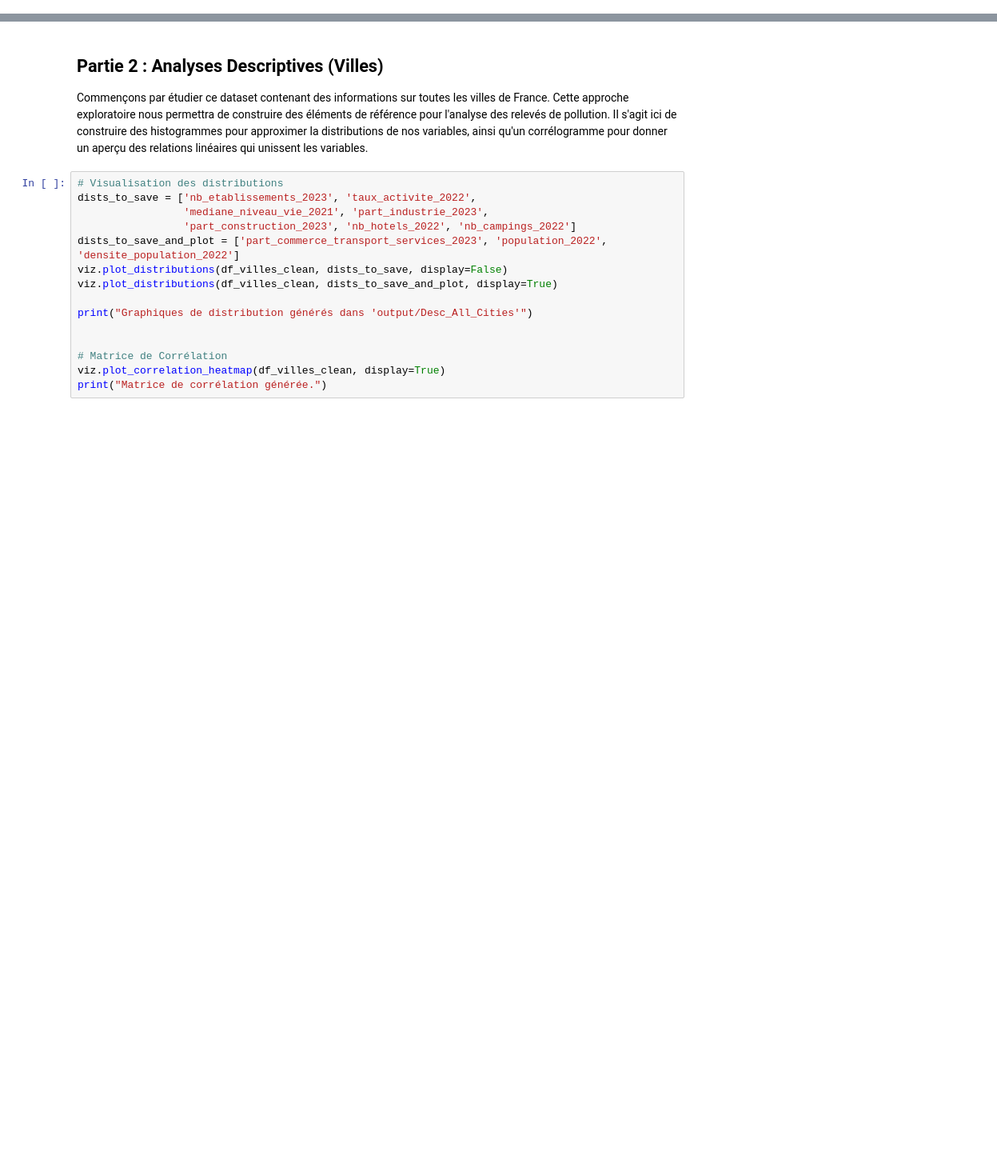
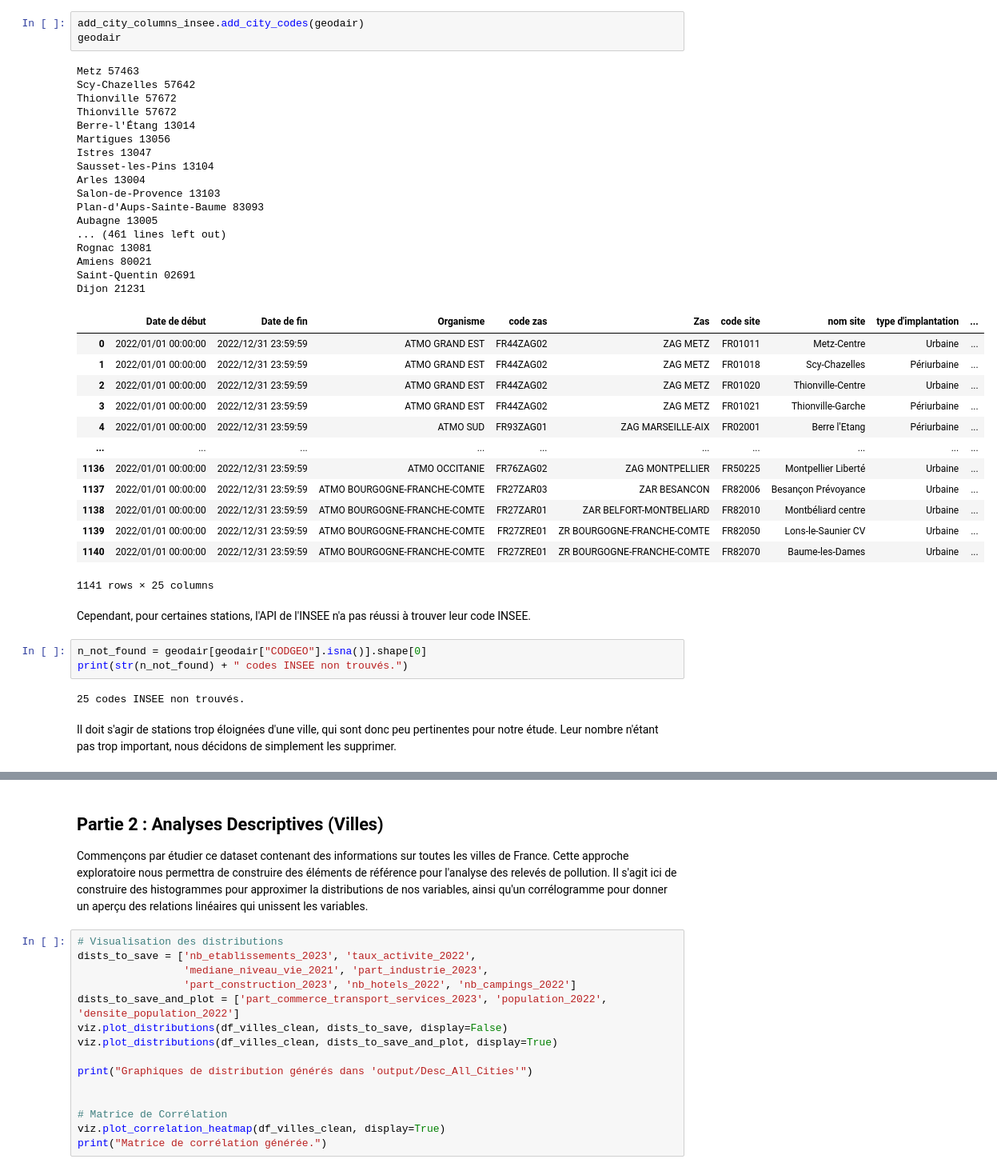
Before and after one commit to TheoSan75/Projet_Python_ENSAE_2A, a Jupyter notebook: main_clean.ipynb, the cells around one changed output, grey strips where cells are left out. Shown at 80% size. Drawn from its saved outputs; the diff is of its cells as text; blank space fills up the shorter version.

```diff
--- a/main_clean.ipynb
+++ b/main_clean.ipynb
@@ -64,0 +100,43 @@ Dataset Villes nettoyé : (34386, 12)
+# %%
+add_city_columns_insee.add_city_codes(geodair)
+geodair
+# %% [output]
+Metz 57463
+Scy-Chazelles 57642
+Thionville 57672
+Thionville 57672
+Berre-l'Étang 13014
+Martigues 13056
+Istres 13047
+Sausset-les-Pins 13104
+Arles 13004
+Salon-de-Provence 13103
+Plan-d'Aups-Sainte-Baume 83093
+Aubagne 13005
+... (461 lines left out)
+Rognac 13081
+Amiens 80021
+Saint-Quentin 02691
+Dijon 21231
+|  | Date de début | Date de fin | Organisme | code zas | Zas | code site | nom site | type d'implantation | ... |
+| 0 | 2022/01/01 00:00:00 | 2022/12/31 23:59:59 | ATMO GRAND EST | FR44ZAG02 | ZAG METZ | FR01011 | Metz-Centre | Urbaine | ... |
+| 1 | 2022/01/01 00:00:00 | 2022/12/31 23:59:59 | ATMO GRAND EST | FR44ZAG02 | ZAG METZ | FR01018 | Scy-Chazelles | Périurbaine | ... |
+| 2 | 2022/01/01 00:00:00 | 2022/12/31 23:59:59 | ATMO GRAND EST | FR44ZAG02 | ZAG METZ | FR01020 | Thionville-Centre | Urbaine | ... |
+| 3 | 2022/01/01 00:00:00 | 2022/12/31 23:59:59 | ATMO GRAND EST | FR44ZAG02 | ZAG METZ | FR01021 | Thionville-Garche | Périurbaine | ... |
+| 4 | 2022/01/01 00:00:00 | 2022/12/31 23:59:59 | ATMO SUD | FR93ZAG01 | ZAG MARSEILLE-AIX | FR02001 | Berre l'Etang | Périurbaine | ... |
+| ... | ... | ... | ... | ... | ... | ... | ... | ... | ... |
+| 1136 | 2022/01/01 00:00:00 | 2022/12/31 23:59:59 | ATMO OCCITANIE | FR76ZAG02 | ZAG MONTPELLIER | FR50225 | Montpellier Liberté | Urbaine | ... |
+| 1137 | 2022/01/01 00:00:00 | 2022/12/31 23:59:59 | ATMO BOURGOGNE-FRANCHE-COMTE | FR27ZAR03 | ZAR BESANCON | FR82006 | Besançon Prévoyance | Urbaine | ... |
+| 1138 | 2022/01/01 00:00:00 | 2022/12/31 23:59:59 | ATMO BOURGOGNE-FRANCHE-COMTE | FR27ZAR01 | ZAR BELFORT-MONTBELIARD | FR82010 | Montbéliard centre | Urbaine | ... |
+| 1139 | 2022/01/01 00:00:00 | 2022/12/31 23:59:59 | ATMO BOURGOGNE-FRANCHE-COMTE | FR27ZRE01 | ZR BOURGOGNE-FRANCHE-COMTE | FR82050 | Lons-le-Saunier CV | Urbaine | ... |
+| 1140 | 2022/01/01 00:00:00 | 2022/12/31 23:59:59 | ATMO BOURGOGNE-FRANCHE-COMTE | FR27ZRE01 | ZR BOURGOGNE-FRANCHE-COMTE | FR82070 | Baume-les-Dames | Urbaine | ... |
+1141 rows × 25 columns
+# %% [markdown]
+Cependant, pour certaines stations, l'API de l'INSEE n'a pas réussi à trouver leur code INSEE.
+# %%
+n_not_found = geodair[geodair["CODGEO"].isna()].shape[0]
+print(str(n_not_found) + " codes INSEE non trouvés.")
+# %% [output]
+25 codes INSEE non trouvés.
+# %% [markdown]
+Il doit s'agir de stations trop éloignées d'une ville, qui sont donc peu pertinentes pour notre étude. Leur nombre n'étant pas trop important, nous décidons de simplement les supprimer.
```
Also changed, not shown: parts of 21 cells of this notebook, 3 other files.
